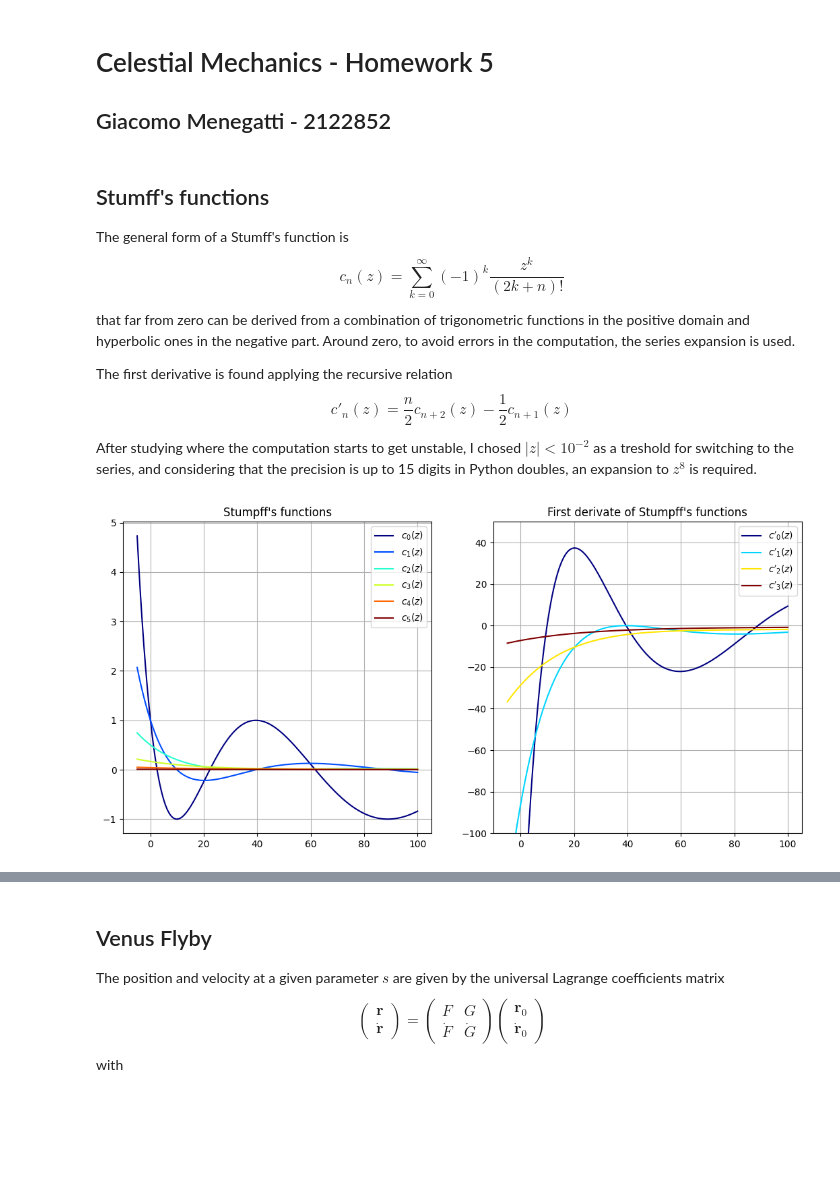
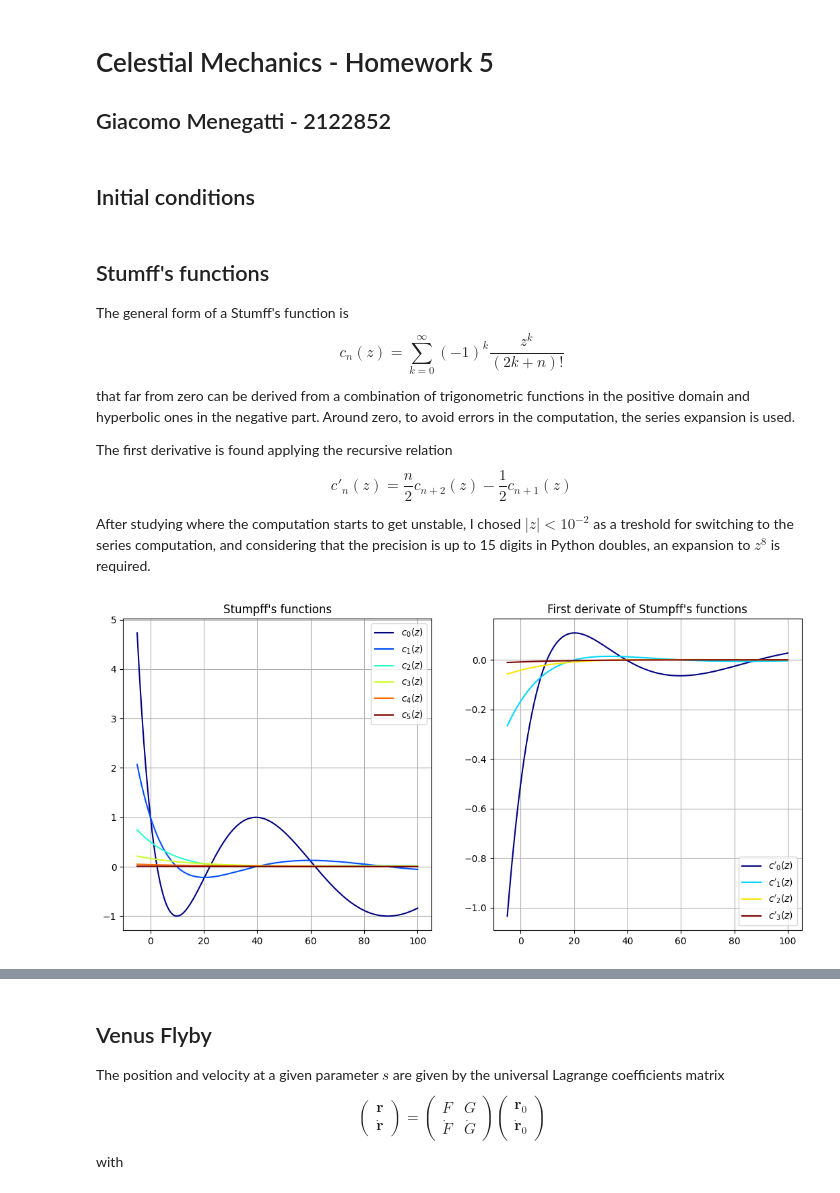
Before and after one commit to Giacomo-Menegatti/Celestial-Mechanics, a Jupyter notebook: Homework5/homework5.ipynb, the cells around one changed output, grey strips where cells are left out. Drawn from its saved outputs; the diff is of its cells as text; code cells hidden in the pictures; blank space fills up the shorter version.

```diff
--- a/Homework5/homework5.ipynb
+++ b/Homework5/homework5.ipynb
@@ -7,2 +8,4 @@ import matplotlib.pyplot as plt
 from math import factorial as fac
 import matplotlib.cm as cmaps
+# %% [markdown]
+## Initial conditions
@@ -12,14 +19,14 @@ The general form of a Stumff's function is $$c_n(z)=\sum_{k=0}^\infty (-1)^k\fra
 
 The first derivative is found applying the recursive relation $$ c'_{n}(z)=\frac{n}{2}c_{n+2}(z)-\frac{1}{2}c_{n+1}(z) $$
 
-After studying where the computation starts to get unstable, I chosed $|z|<10^{-2}$ as a treshold for switching to the series, and considering that the precision is up to 15 digits in Python doubles, an expansion to $z^8$ is required.
+After studying where the computation starts to get unstable, I chosed $|z|<10^{-2}$ as a treshold for switching to the series computation, and considering that the precision is up to 15 digits in Python doubles, an expansion to $z^8$ is required.
 # %%
 pos_func = [lambda x: np.cos(x), lambda x: np.sin(x)/x, lambda x: (1-np.cos(x))/x**2, lambda x: (x-np.sin(x))/x**3, lambda x: (np.cos(x)-1+x**2/2)/x**4, lambda x: (np.sin(x)-x+x**3/6)/x**5]
 
 neg_func = [lambda x: np.cosh(x), lambda x: np.sinh(x)/x, lambda x: (np.cosh(x)-1)/x**2, lambda x: (np.sinh(x)-x)/x**3, lambda x: (np.cosh(x)-1-x**2/2)/x**4, lambda x: (np.sinh(x)-x-x**3/6)/x**5]
 
 def c(z, n=0):
-  if np.fabs(z)<1e-2:
+  if np.abs(z)<1e-2:
     return sum((-z)**k/fac(2*k+n) for k in range(0, 8))
   elif z>0:
     return pos_func[n]((z)**0.5)
@@ -27,26 +34,25 @@ def c(z, n=0):
     return neg_func[n]((-z)**0.5)
 
 def c_prime(z, n=0):
-  return n/2*c(z, n=n+2)-172*c(z, n=n+1)
+  return n/2*c(z, n=n+2)-1/2*c(z, n=n+1)
 # %%
 x = np.linspace(-5, 100, 1000)
 
 fig, AX = plt.subplots(nrows=1, ncols=2, figsize=(13,6))
 
 AX[0].set_title("Stumpff's functions")
 for n, col in zip(range(0,6), cmaps.jet(np.linspace(0,1,6))):
   AX[0].plot(x, [c(z, n=n) for z in x], color=col,  label =f'$c_{n}(z)$')
 AX[0].legend()
 AX[0].grid()
 
 AX[1].set_title("First derivate of Stumpff's functions")
 for n, col in zip(range(0,4), cmaps.jet(np.linspace(0,1,4))):
   AX[1].plot(x, [c_prime(z, n=n) for z in x], color=col,  label =f"$c'_{n}(z)$")
-AX[1].set_ylim([-100,50])
 AX[1].legend()
 AX[1].grid()
 # %% [output]
-[figure, old version]
+[figure, new version]
 # %% [markdown]
 ## Universal Kepler's equation solver
 The universal Kepler equation is $$ t(s)-t_0=r_0s + r_0 \dot r_0s^2 c_2(-2Cs^2)+(\mu+2r_0C)s^3c_3(-2Cs^2) $$
```
Also changed, not shown: parts of 13 cells of this notebook.
